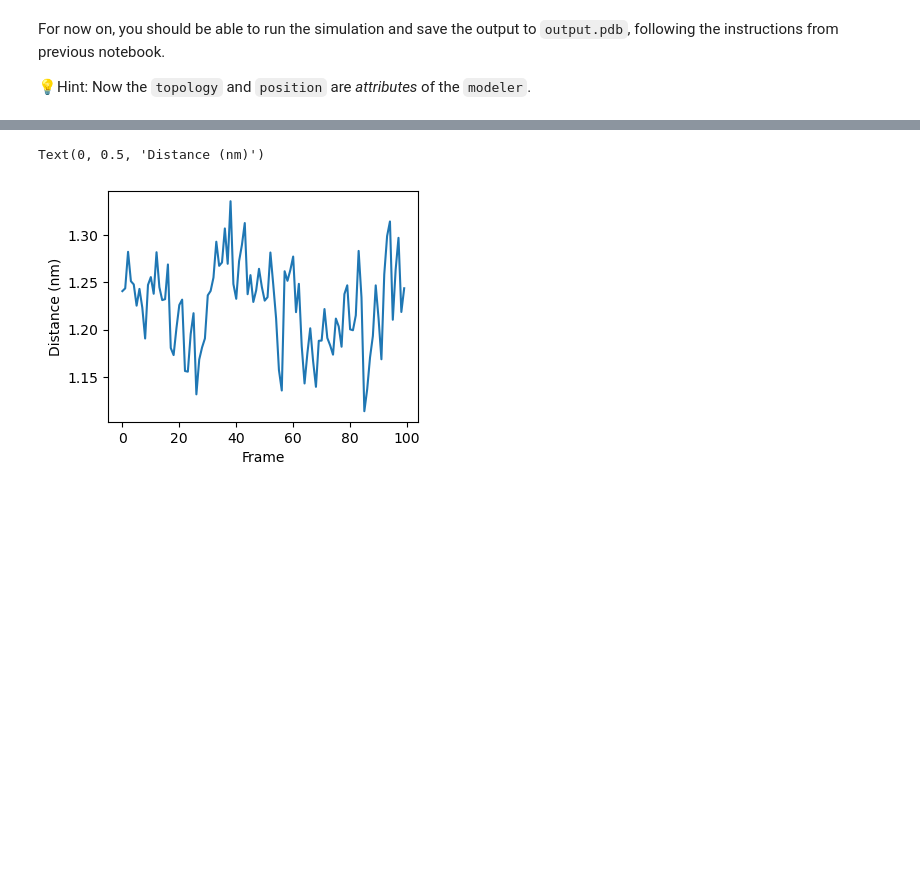
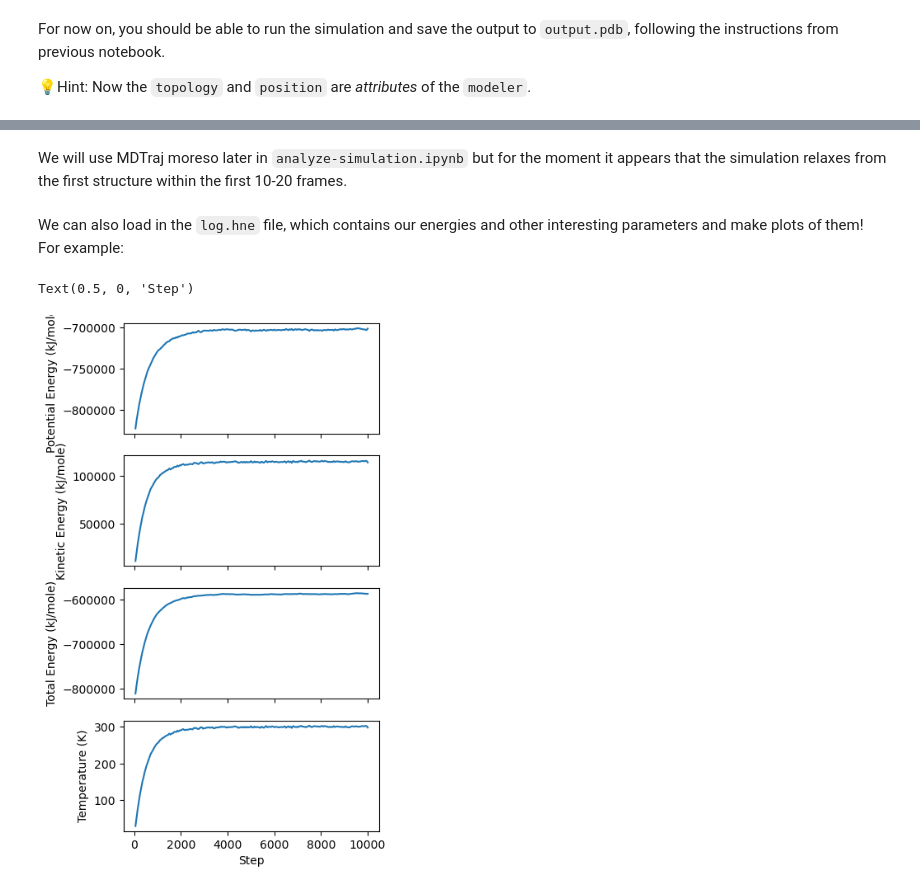
Before and after one commit to sukritsingh/compchem-class, a Jupyter notebook: hne.ipynb, the cells around one changed output, grey strips where cells are left out. Saved outputs shown, nothing was run; the diff lists cells and outputs as text; code cells hidden in the pictures; blank space fills up the shorter version.

```diff
--- a/hne.ipynb
+++ b/hne.ipynb
@@ -85,10 +97,18 @@ which are 191st and 572nd atoms:
-# %%
-atom0, atom1 = 191, 572
-distance = md.compute_distances(traj, [[atom0, atom1]])
-plt.figure(figsize=(4, 3))
-plt.plot(distance)
-plt.xlabel('Frame')
-plt.ylabel('Distance (nm)')
-# %% [output]
-Text(0, 0.5, 'Distance (nm)')
-[figure, removed]
+# %% [markdown]
+We will use MDTraj moreso later in `analyze-simulation.ipynb` but for the moment it appears that the simulation relaxes from the first structure within the first 10-20 frames.
+# %% [markdown]
+We can also load in the `log.hne` file, which contains our energies and other interesting parameters and make plots of them!
+For example:
+# %%
+import pandas as pd
+log_vals = pd.read_csv('log.hne')
+# %%
+# make a plot with three subplots, one for each energy
+fig, axes = plt.subplots(4, 1, figsize=(4, 8), sharex=True)
+for i, col in enumerate(['Potential Energy (kJ/mole)', 'Kinetic Energy (kJ/mole)', 'Total Energy (kJ/mole)', 'Temperature (K)']):
+    axes[i].plot(log_vals['#"Step"'], log_vals[col])
+    axes[i].set_ylabel(col)
+axes[-1].set_xlabel('Step')
+# %% [output]
+Text(0.5, 0, 'Step')
+[figure, added]
```
Also changed, not shown: parts of 11 cells of this notebook.
